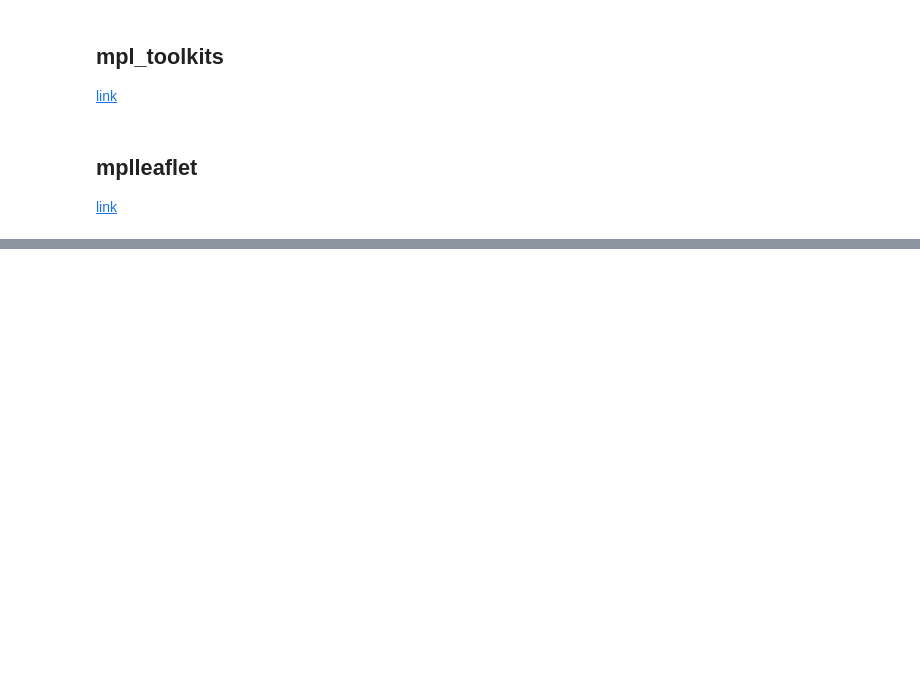
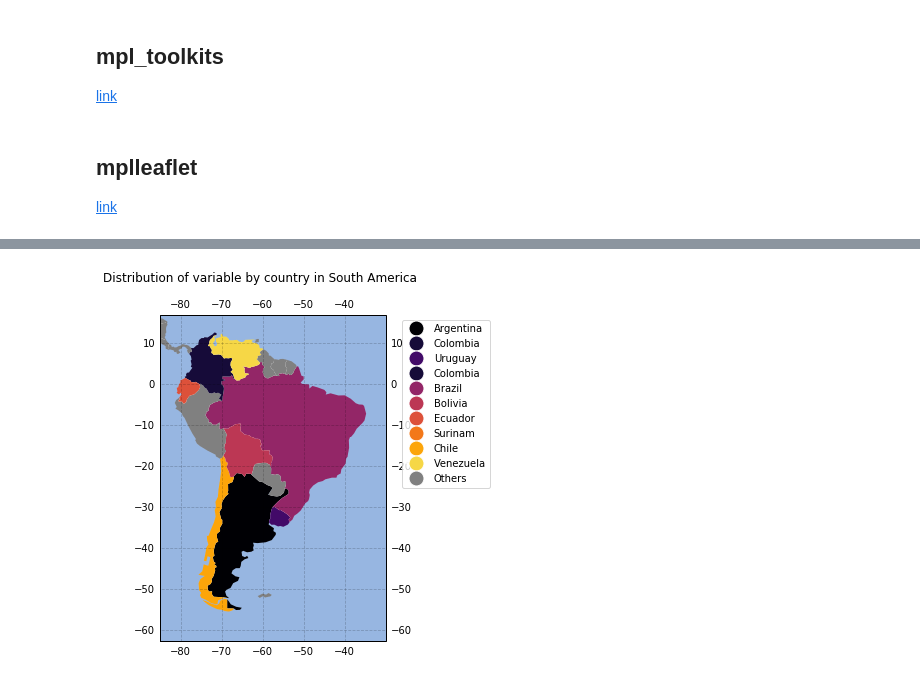
Before and after one commit to nicotom/visualization_catalog, a Jupyter notebook: Maps/maps.ipynb, the cells around one changed output, grey strips where cells are left out. Cells and saved outputs as stored; diff of their text form; code cells hidden in the pictures; blank space fills up the shorter version.

```diff
--- a/Maps/maps.ipynb
+++ b/Maps/maps.ipynb
@@ -113,0 +171,5 @@ mplleaflet.display(fig=fig)
+# %%
+south = pd.DataFrame({
+    'country': ['Argentina', 'Colombia', 'Uruguay', 'Colombia', 'Brazil', 'Bolivia', 'Ecuador', 'Surinam', 'Chile', 'Venezuela'],
+    'variable': [0.95, 0.8, 0.75, 0.6, 0.55, 0.42, 0.42, 0.31, 0.20, 0.05]})
+south
@@ -113,0 +188,35 @@ mplleaflet.display(fig=fig)
+# %%
+plt.figure()
+ax = plt.axes(projection=ccrs.PlateCarree())
+# ax.add_feature(cartopy.feature.LAND)
+ax.add_feature(cartopy.feature.OCEAN)
+# ax.add_feature(cartopy.feature.COASTLINE)
+# ax.add_feature(cartopy.feature.BORDERS, linestyle='-', alpha=.5)
+ax.add_feature(cartopy.feature.LAKES, alpha=0.95)
+ax.add_feature(cartopy.feature.RIVERS)
+ax.set_extent([-85, -30, -60, 15])
+ax.gridlines(draw_labels=True,
+             color='black', alpha=0.2, linestyle='--')
+selected_countries = south.country.values.tolist()
+reader = shpreader.Reader(shpfilename)
+countries = reader.records()
+legend_elements = []
+cmap = get_cmap('inferno')
+for country in countries:
+    if country.attributes['NAME_EN'] in selected_countries:
+        color = selected_countries.index(country.attributes['NAME_EN']) / len(selected_countries)
+        ax.add_geometries(country.geometry, ccrs.PlateCarree(), facecolor=cmap(color), label=country.attributes['NAME_EN'])
+    else:
+        ax.add_geometries(country.geometry, ccrs.PlateCarree(), facecolor=(.5, .5, .5),)
+for country in selected_countries:
+    color = selected_countries.index(country) / len(selected_countries)
+    label = country
+    legend_elements.append(Line2D([0], [0], marker='o', color='w', label=label, markerfacecolor=cmap(color), markersize=15))
+legend_elements.append(Line2D([0], [0], marker='o', color='w', label='Others', markerfacecolor=(.5, .5, .5), markersize=15))
+fig = plt.gcf()
+fig.set_size_inches(14, 6)
+plt.suptitle('Distribution of variable by country in South America')
+ax.legend(handles=legend_elements, bbox_to_anchor=(1.05, 1.))
+plt.show()
+# %% [output]
+[figure, added]
```
Also changed, not shown: parts of 5 cells of this notebook.
